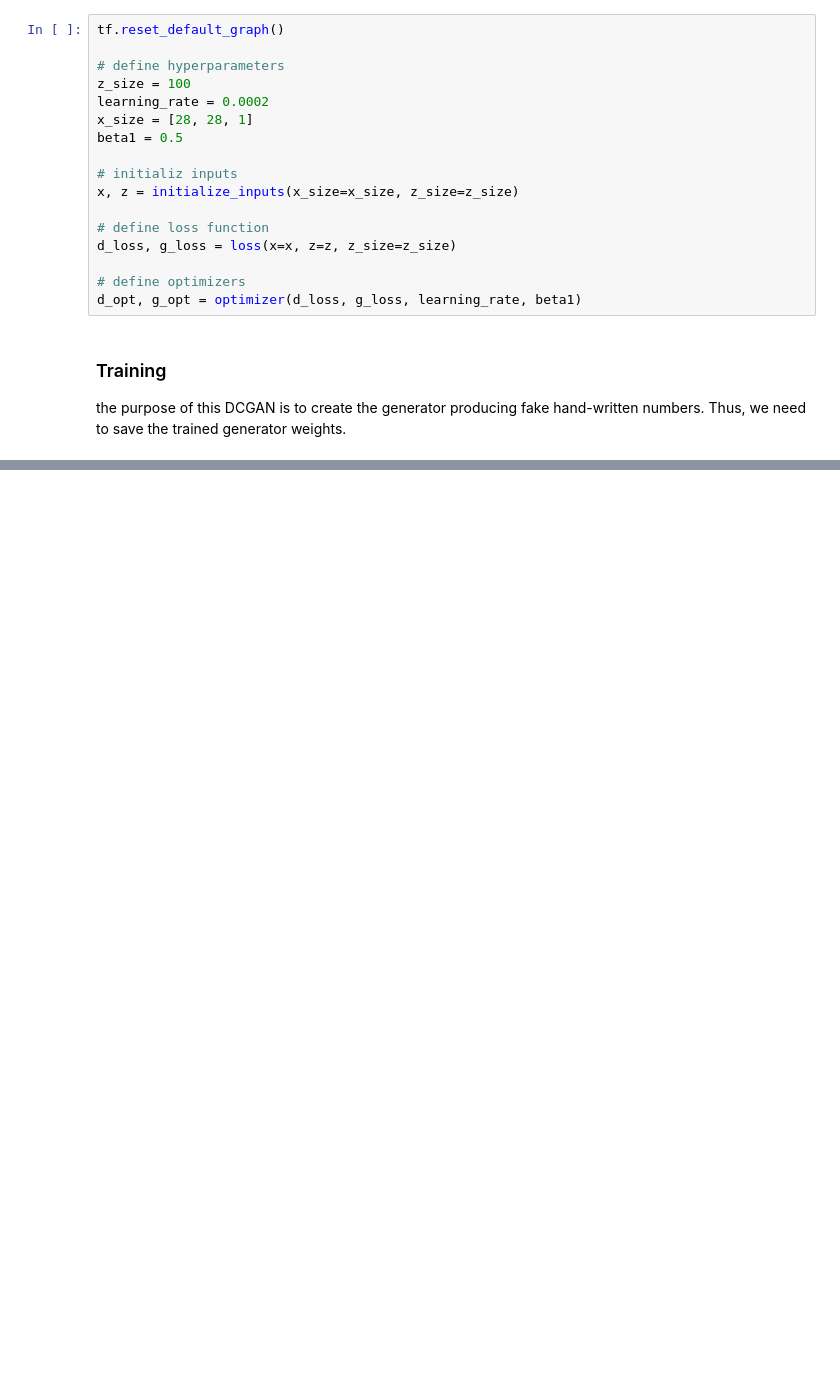
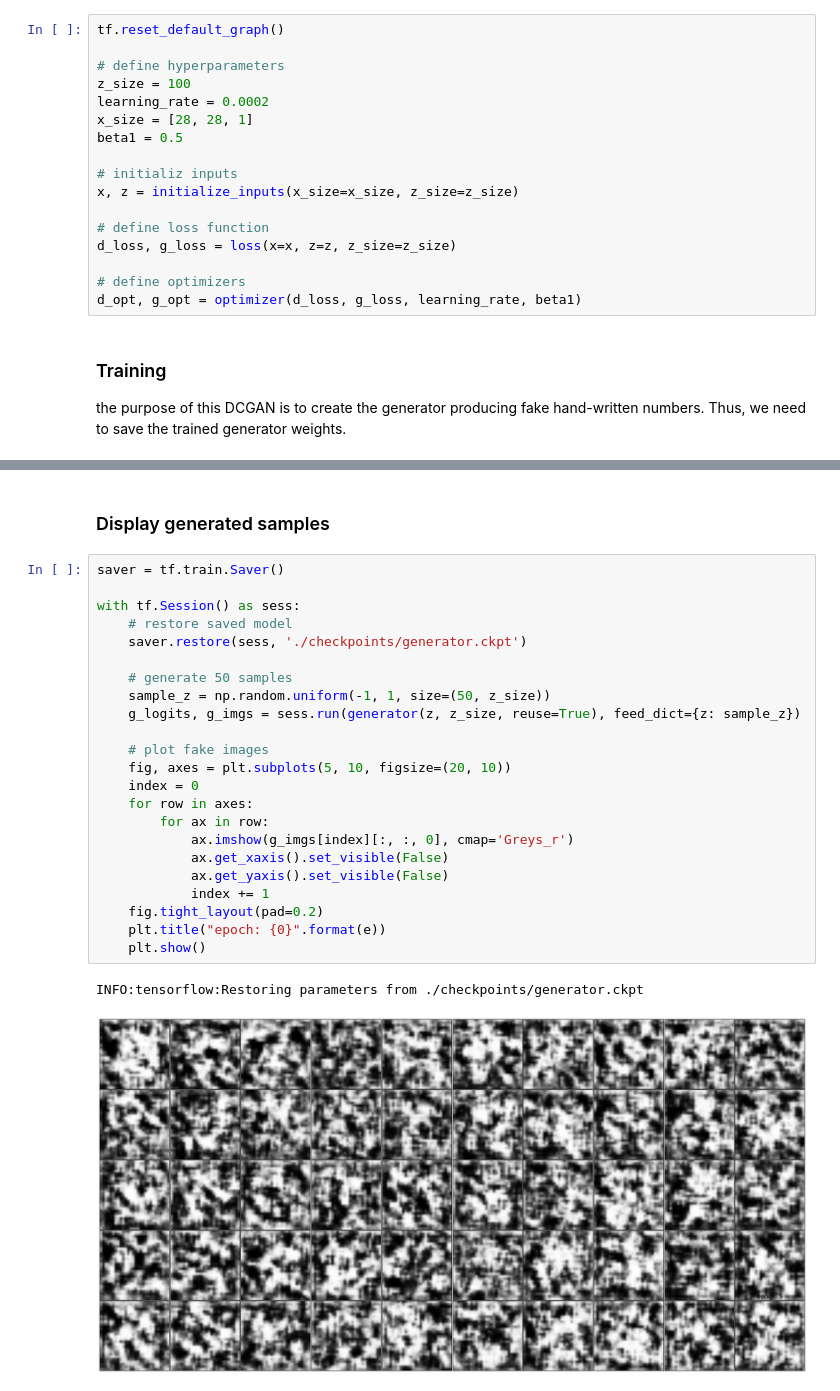
Before and after one commit to afcarl/deep-learning-practice, a Jupyter notebook: gan/DCGAN.ipynb, the cells around one changed output, grey strips where cells are left out. Saved outputs shown, nothing was run; the diff lists cells and outputs as text; blank space fills up the shorter version.

```diff
--- a/gan/DCGAN.ipynb
+++ b/gan/DCGAN.ipynb
@@ -322,0 +272,28 @@ epoch 59;  1.1577 0.864079
+# %% [markdown]
+### Display generated samples
+# %%
+saver = tf.train.Saver()
+
+with tf.Session() as sess:
+    # restore saved model
+    saver.restore(sess, './checkpoints/generator.ckpt')
+
+    # generate 50 samples
+    sample_z = np.random.uniform(-1, 1, size=(50, z_size))
+    g_logits, g_imgs = sess.run(generator(z, z_size, reuse=True), feed_dict={z: sample_z})
+
+    # plot fake images
+    fig, axes = plt.subplots(5, 10, figsize=(20, 10))
+    index = 0
+    for row in axes:
+        for ax in row:
+            ax.imshow(g_imgs[index][:, :, 0], cmap='Greys_r')
+            ax.get_xaxis().set_visible(False)
+            ax.get_yaxis().set_visible(False)
+            index += 1
+    fig.tight_layout(pad=0.2)
+    plt.title("epoch: {0}".format(e))
+    plt.show()
+# %% [output]
+INFO:tensorflow:Restoring parameters from ./checkpoints/generator.ckpt
+[figure, added]
```
Also changed, not shown: parts of 4 cells of this notebook.
